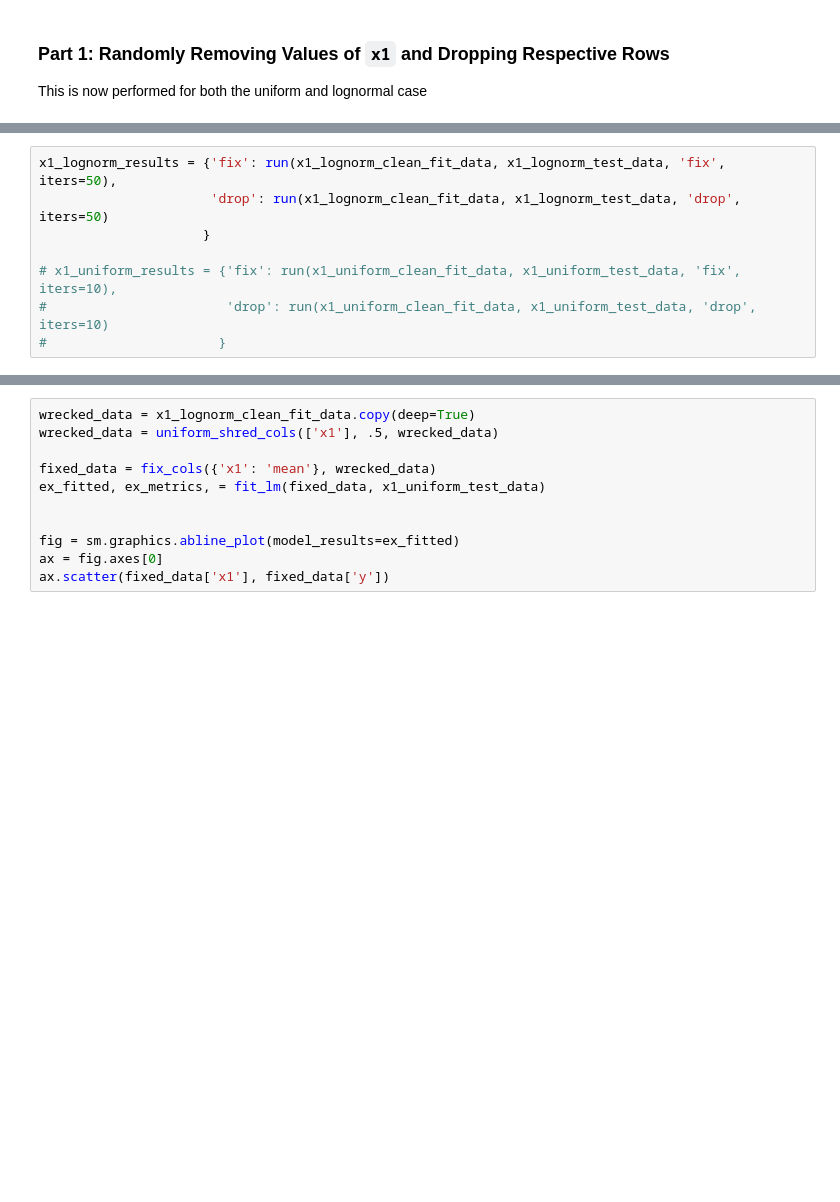
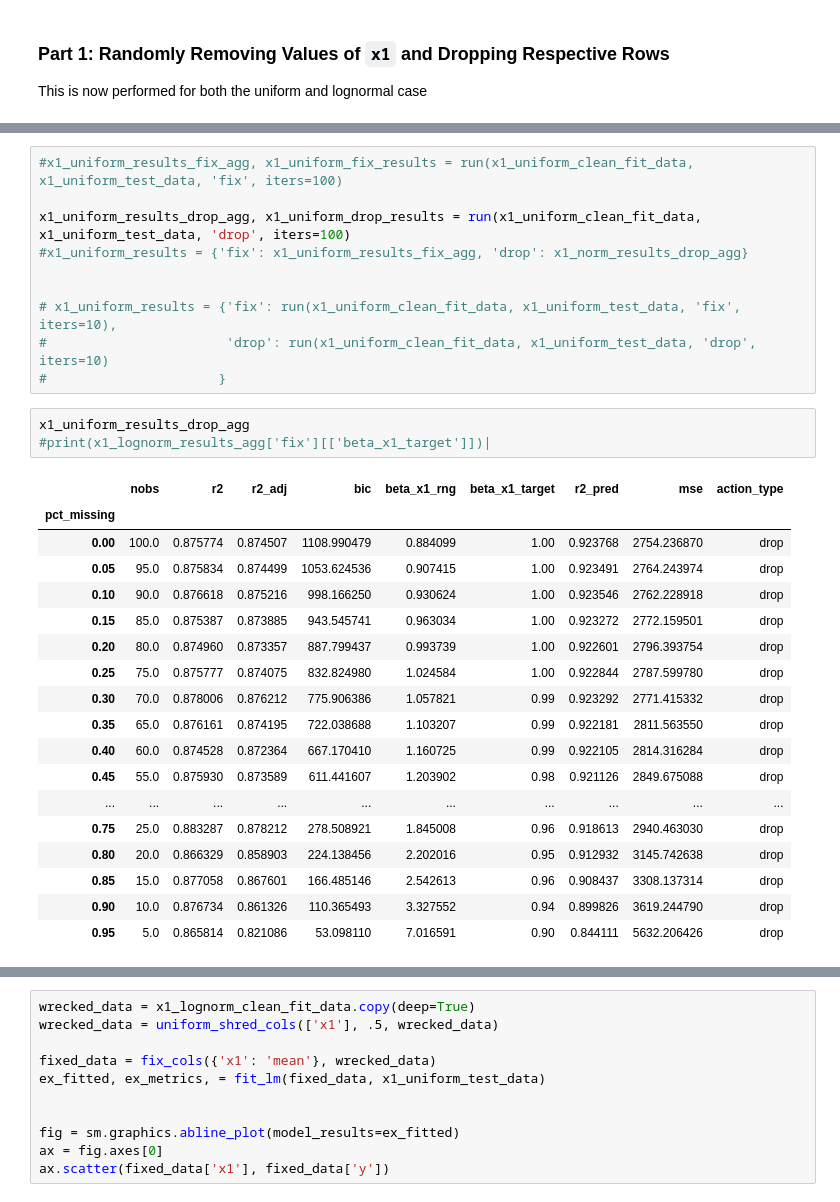
Before and after one commit to eilifm/rit_missing_data, a Jupyter notebook: 2018-01-25_simple_case_comparisons.ipynb, the cells around one changed output, grey strips where cells are left out. Saved outputs shown, nothing was run; the diff lists cells and outputs as text; blank space fills up the shorter version.

```diff
--- a/2018-01-25_simple_case_comparisons.ipynb
+++ b/2018-01-25_simple_case_comparisons.ipynb
@@ -112,9 +113,33 @@ def run(fit_data, test_data, action_type, incr=.05,iters=50):
 # %%
-x1_lognorm_results = {'fix': run(x1_lognorm_clean_fit_data, x1_lognorm_test_data, 'fix', iters=50),
-                      'drop': run(x1_lognorm_clean_fit_data, x1_lognorm_test_data, 'drop', iters=50)
-                     }
+#x1_uniform_results_fix_agg, x1_uniform_fix_results = run(x1_uniform_clean_fit_data, x1_uniform_test_data, 'fix', iters=100)
+
+x1_uniform_results_drop_agg, x1_uniform_drop_results = run(x1_uniform_clean_fit_data, x1_uniform_test_data, 'drop', iters=100)
+#x1_uniform_results = {'fix': x1_uniform_results_fix_agg, 'drop': x1_norm_results_drop_agg}
+
 
 # x1_uniform_results = {'fix': run(x1_uniform_clean_fit_data, x1_uniform_test_data, 'fix', iters=10),
 #                       'drop': run(x1_uniform_clean_fit_data, x1_uniform_test_data, 'drop', iters=10)
 #                      }
+# %%
+x1_uniform_results_drop_agg
+#print(x1_lognorm_results_agg['fix'][['beta_x1_target']])|
+# %% [output]
+|  | nobs | r2 | r2_adj | bic | beta_x1_rng | beta_x1_target | r2_pred | mse | action_type |
+| pct_missing |  |  |  |  |  |  |  |  |  |
+| 0.00 | 100.0 | 0.875774 | 0.874507 | 1108.990479 | 0.884099 | 1.00 | 0.923768 | 2754.236870 | drop |
+| 0.05 | 95.0 | 0.875834 | 0.874499 | 1053.624536 | 0.907415 | 1.00 | 0.923491 | 2764.243974 | drop |
+| 0.10 | 90.0 | 0.876618 | 0.875216 | 998.166250 | 0.930624 | 1.00 | 0.923546 | 2762.228918 | drop |
+| 0.15 | 85.0 | 0.875387 | 0.873885 | 943.545741 | 0.963034 | 1.00 | 0.923272 | 2772.159501 | drop |
+| 0.20 | 80.0 | 0.874960 | 0.873357 | 887.799437 | 0.993739 | 1.00 | 0.922601 | 2796.393754 | drop |
+| 0.25 | 75.0 | 0.875777 | 0.874075 | 832.824980 | 1.024584 | 1.00 | 0.922844 | 2787.599780 | drop |
+| 0.30 | 70.0 | 0.878006 | 0.876212 | 775.906386 | 1.057821 | 0.99 | 0.923292 | 2771.415332 | drop |
+| 0.35 | 65.0 | 0.876161 | 0.874195 | 722.038688 | 1.103207 | 0.99 | 0.922181 | 2811.563550 | drop |
+| 0.40 | 60.0 | 0.874528 | 0.872364 | 667.170410 | 1.160725 | 0.99 | 0.922105 | 2814.316284 | drop |
+| 0.45 | 55.0 | 0.875930 | 0.873589 | 611.441607 | 1.203902 | 0.98 | 0.921126 | 2849.675088 | drop |
+| ... | ... | ... | ... | ... | ... | ... | ... | ... | ... |
+| 0.75 | 25.0 | 0.883287 | 0.878212 | 278.508921 | 1.845008 | 0.96 | 0.918613 | 2940.463030 | drop |
+| 0.80 | 20.0 | 0.866329 | 0.858903 | 224.138456 | 2.202016 | 0.95 | 0.912932 | 3145.742638 | drop |
+| 0.85 | 15.0 | 0.877058 | 0.867601 | 166.485146 | 2.542613 | 0.96 | 0.908437 | 3308.137314 | drop |
+| 0.90 | 10.0 | 0.876734 | 0.861326 | 110.365493 | 3.327552 | 0.94 | 0.899826 | 3619.244790 | drop |
+| 0.95 | 5.0 | 0.865814 | 0.821086 | 53.098110 | 7.016591 | 0.90 | 0.844111 | 5632.206426 | drop |
 # %%
```
Also changed, not shown: parts of 4 cells of this notebook, 8 other files.
